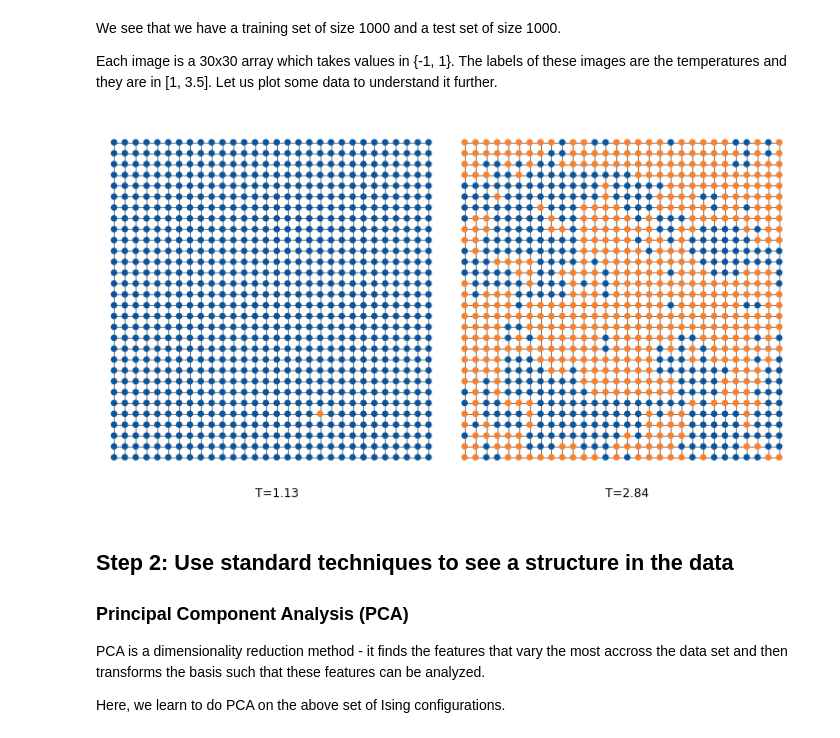
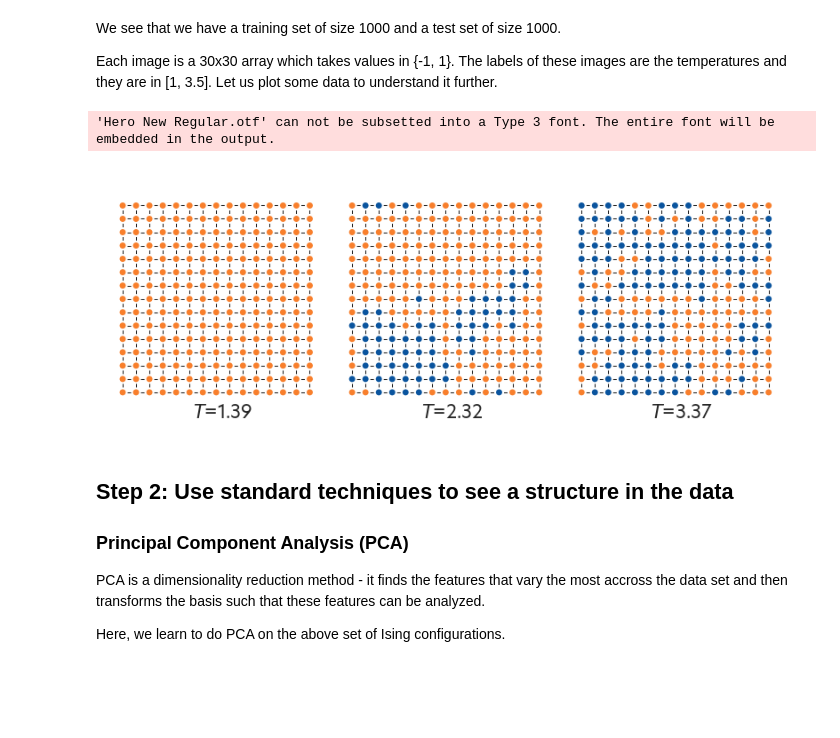
Before and after one commit to Shmoo137/SummerSchool2021_MLinQuantum, a Jupyter notebook: A - Phase Classification (by Eliska Greplova)/01_Unsupervised_learning.ipynb, the cells around one changed output. Saved outputs shown, nothing was run; the diff lists cells and outputs as text; code cells hidden in the pictures; blank space fills up the shorter version.

Commit message:
Add files via upload
updated notebooks to create the images of 'Lecture Notes/Phase Classification'

```diff
--- a/A - Phase Classification (by Eliska Greplova)/01_Unsupervised_learning.ipynb
+++ b/A - Phase Classification (by Eliska Greplova)/01_Unsupervised_learning.ipynb
@@ -135,7 +135,7 @@ def plot_Ising_configuration(spins, ax=None):
     if ax == None:
         print("problem")
         ax = plt.gca()
-    N = np.shape(spins)[1]
+    N = 15 # np.shape(spins)[1]
 
     for i in range(N):
         ax.plot([i, i], [0, N-1], 'k', zorder=0, linewidth=0.5)
@@ -154,3 +154,16 @@ def plot_Ising_configuration(spins, ax=None):
     ax.set_ylim(-1, N+1)
     ax.set_xlim(-1, N+1)
     ax.set_aspect('equal')
+# %%
+%matplotlib inline
+#import matplotlib.pyplot as plt
+#import numpy as np
+import seaborn as sns
+
+# Import custom font
+import matplotlib.font_manager as fm
+
+# how to include it into github?
+path = 'path_to_fonts_/fonts/Hero New Regular.otf' # for text only
+#path = r'your-path\fonts\Hero New Medium.otf' # for (a), (b), etc.
+custom_font = fm.FontProperties(fname=path)
@@ -157,22 +183,32 @@ def plot_Ising_configuration(spins, ax=None):
 # %%
-which_training_point1 = 50
-which_training_point2 = 700
+which_training_point1 = 150
+which_training_point2 = 520
+which_training_point3 = 900
 
-fig = plt.figure()
-fig.set_size_inches(10, 30)
+sns.set(style="whitegrid", rc={'figure.figsize':(5.25,3.375)}) # in inches
+sns.set_style("whitegrid", {'grid.linestyle': 'dashed', "grid.color": "0.5", 'axes.edgecolor': '.1'})
+
+fig = plt.figure(dpi=150)
+#fig.set_size_inches(10, 30)
 fig.subplots_adjust(wspace=0.01,hspace=0.08, left=0.01, right=0.99, bottom=0.05, top=0.99)
 
-ax1 = fig.add_subplot(1,2,1)
+ax1 = fig.add_subplot(1,3,1)
 plot_Ising_configuration(ising_training_configs[which_training_point1], ax1)
-ax1.set_title("T={:1.2f}".format(ising_training_labels[which_training_point1]))
+ax1.set_title("$T$={:1.2f}".format(ising_training_labels[which_training_point1]), size=12, fontproperties=custom_font)
 ax1.title.set_position((0.5,-0.1))
 
-ax2 = fig.add_subplot(1,2,2)
+ax2 = fig.add_subplot(1,3,2)
 plot_Ising_configuration(ising_training_configs[which_training_point2], ax2)
-ax2.set_title("T={:1.2f}".format(ising_training_labels[which_training_point2]))
+ax2.set_title("$T$={:1.2f}".format(ising_training_labels[which_training_point2]), size=12, fontproperties=custom_font)
 ax2.title.set_position((0.5,-0.1))
+
+ax3 = fig.add_subplot(1,3,3)
+plot_Ising_configuration(ising_training_configs[which_training_point3], ax3)
+ax3.set_title("$T$={:1.2f}".format(ising_training_labels[which_training_point3]), size=12, fontproperties=custom_font)
+ax3.title.set_position((0.5,-0.1))
 # %% [output]
+'Hero New Regular.otf' can not be subsetted into a Type 3 font. The entire font will be embedded in the output.
-[figure, old version]
+[figure, new version]
 # %% [markdown]
 ## Step 2: Use standard techniques to see a structure in the data
 ### Principal Component Analysis (PCA)
```
Also changed, not shown: parts of 5 cells of this notebook, 1 other file.
